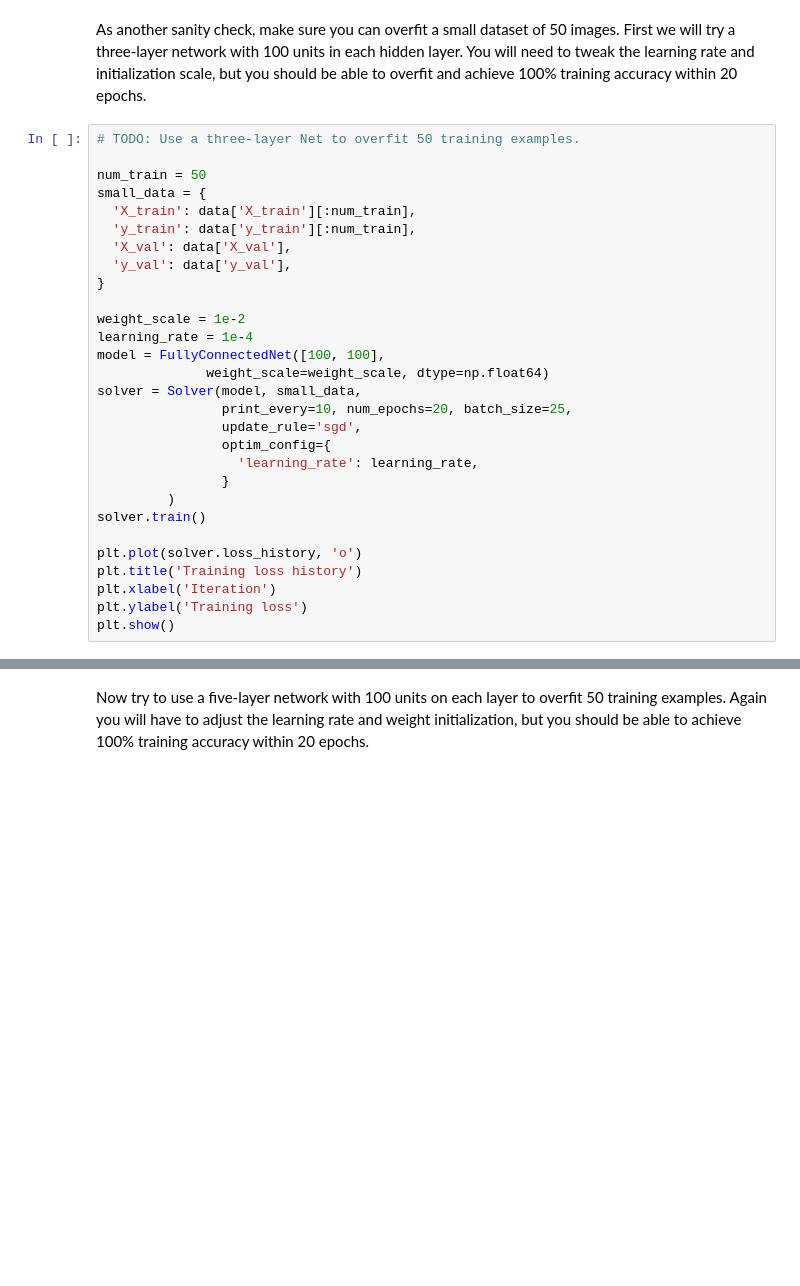
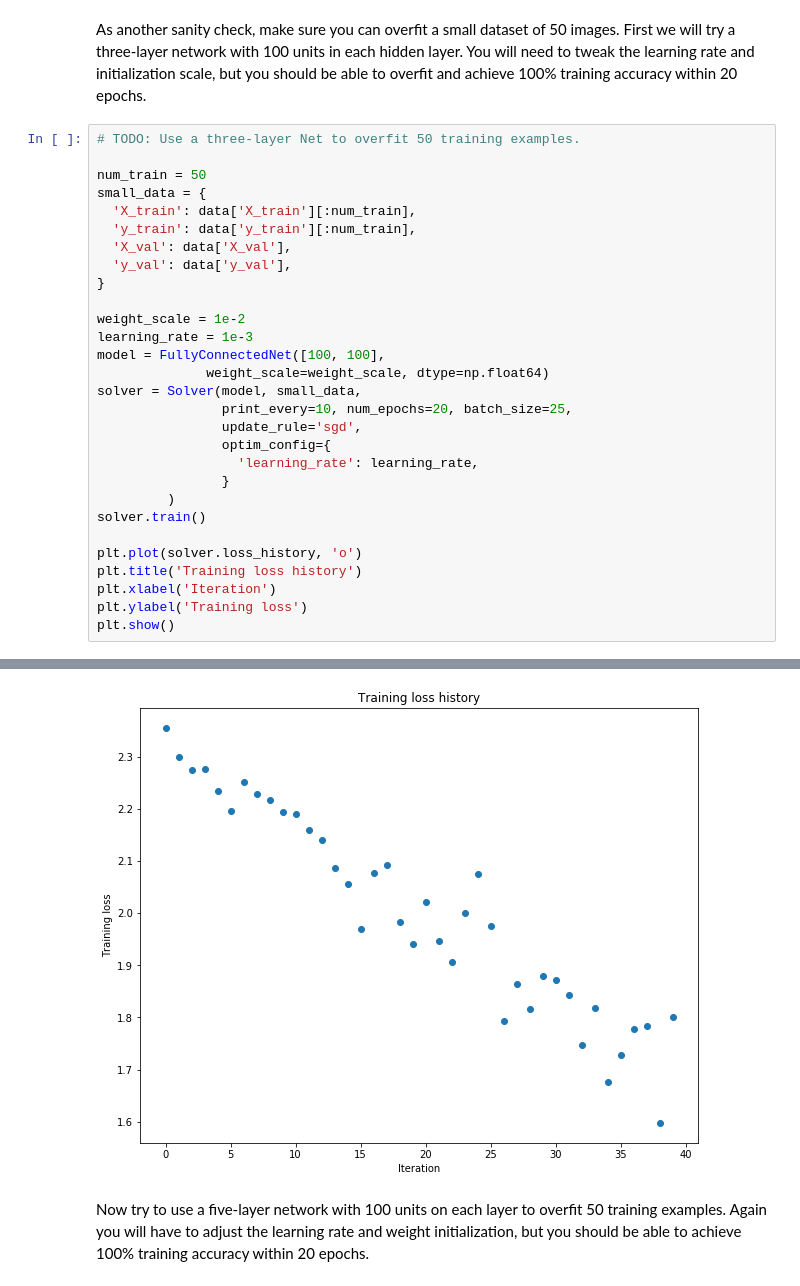
Before and after one commit to Moonpuck/CS231n, a Jupyter notebook: assignment2/FullyConnectedNets.ipynb, the cells around one changed output, grey strips where cells are left out. Cells and saved outputs as stored; diff of their text form; blank space fills up the shorter version.

```diff
--- a/assignment2/FullyConnectedNets.ipynb
+++ b/assignment2/FullyConnectedNets.ipynb
@@ -408,7 +425,7 @@ small_data = {
 }
 
 weight_scale = 1e-2
-learning_rate = 1e-4
+learning_rate = 1e-3
 model = FullyConnectedNet([100, 100],
               weight_scale=weight_scale, dtype=np.float64)
 solver = Solver(model, small_data,
@@ -425,3 +442,4 @@ plt.title('Training loss history')
 plt.xlabel('Iteration')
 plt.ylabel('Training loss')
 plt.show()
+# %% [output]
@@ -428,3 +463,4 @@ plt.show()
+[figure, added]
 # %% [markdown]
 Now try to use a five-layer network with 100 units on each layer to overfit 50 training examples. Again you will have to adjust the learning rate and weight initialization, but you should be able to achieve 100% training accuracy within 20 epochs.
 # %%
```
Also changed, not shown: parts of 12 cells of this notebook, 3 other files.
